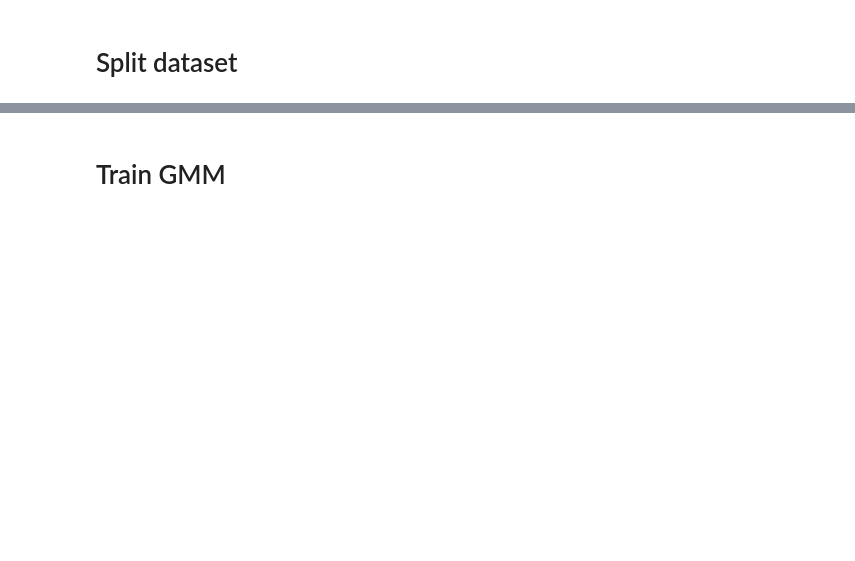
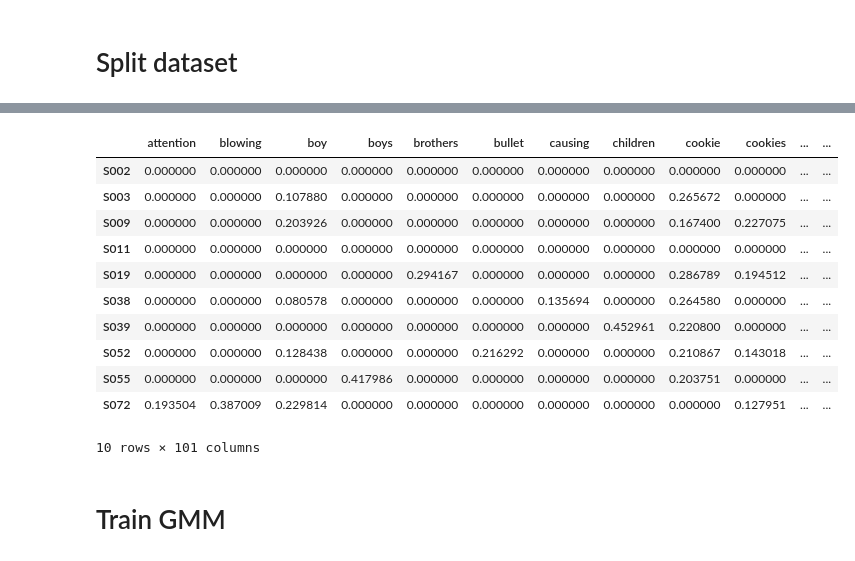
Before and after one commit to W210-SP21-Capstone-Dementia/model, a Jupyter notebook: 2-Speech-to-text.ipynb, the cells around one changed output, grey strips where cells are left out. Saved outputs shown, nothing was run; the diff lists cells and outputs as text; code cells hidden in the pictures; blank space fills up the shorter version.

```diff
--- a/2-Speech-to-text.ipynb
+++ b/2-Speech-to-text.ipynb
@@ -274,2 +332,31 @@ S015.txt
+# %%
+# Get a list of all the filepaths for the text files in this directory
+test_text_files = glob.glob(f"{audio_cc_clean_text_path_dir_test}/*.txt")
+# test_text_files
+
+# Get the titles of each text file (to be used for rows in our dataframe later)
+test_text_titles = [Path(text).stem for text in test_text_files]
+# test_text_titles
+# %%
+# Vectorize the text data into numbers
+# TODO change so it is not hardcoded to English but can take any language
+test_tfidf_vectorizer  = TfidfVectorizer(input='filename', stop_words='english')
+X_test_vc = test_tfidf_vectorizer.fit_transform(test_text_files)
+# %%
+test_dataset = pd.DataFrame(X_test_vc.toarray(), index=test_text_titles, columns=test_tfidf_vectorizer.get_feature_names())
+test_dataset
+# %% [output]
+|  | attention | blowing | boy | boys | brothers | bullet | causing | children | cookie | cookies | ... | ... |
+| S002 | 0.000000 | 0.000000 | 0.000000 | 0.000000 | 0.000000 | 0.000000 | 0.000000 | 0.000000 | 0.000000 | 0.000000 | ... | ... |
+| S003 | 0.000000 | 0.000000 | 0.107880 | 0.000000 | 0.000000 | 0.000000 | 0.000000 | 0.000000 | 0.265672 | 0.000000 | ... | ... |
+| S009 | 0.000000 | 0.000000 | 0.203926 | 0.000000 | 0.000000 | 0.000000 | 0.000000 | 0.000000 | 0.167400 | 0.227075 | ... | ... |
+| S011 | 0.000000 | 0.000000 | 0.000000 | 0.000000 | 0.000000 | 0.000000 | 0.000000 | 0.000000 | 0.000000 | 0.000000 | ... | ... |
+| S019 | 0.000000 | 0.000000 | 0.000000 | 0.000000 | 0.294167 | 0.000000 | 0.000000 | 0.000000 | 0.286789 | 0.194512 | ... | ... |
+| S038 | 0.000000 | 0.000000 | 0.080578 | 0.000000 | 0.000000 | 0.000000 | 0.135694 | 0.000000 | 0.264580 | 0.000000 | ... | ... |
+| S039 | 0.000000 | 0.000000 | 0.000000 | 0.000000 | 0.000000 | 0.000000 | 0.000000 | 0.452961 | 0.220800 | 0.000000 | ... | ... |
+| S052 | 0.000000 | 0.000000 | 0.128438 | 0.000000 | 0.000000 | 0.216292 | 0.000000 | 0.000000 | 0.210867 | 0.143018 | ... | ... |
+| S055 | 0.000000 | 0.000000 | 0.000000 | 0.417986 | 0.000000 | 0.000000 | 0.000000 | 0.000000 | 0.203751 | 0.000000 | ... | ... |
+| S072 | 0.193504 | 0.387009 | 0.229814 | 0.000000 | 0.000000 | 0.000000 | 0.000000 | 0.000000 | 0.000000 | 0.127951 | ... | ... |
+10 rows × 101 columns
 # %% [markdown]
 # Train GMM
```
Also changed, not shown: parts of 19 cells of this notebook.
